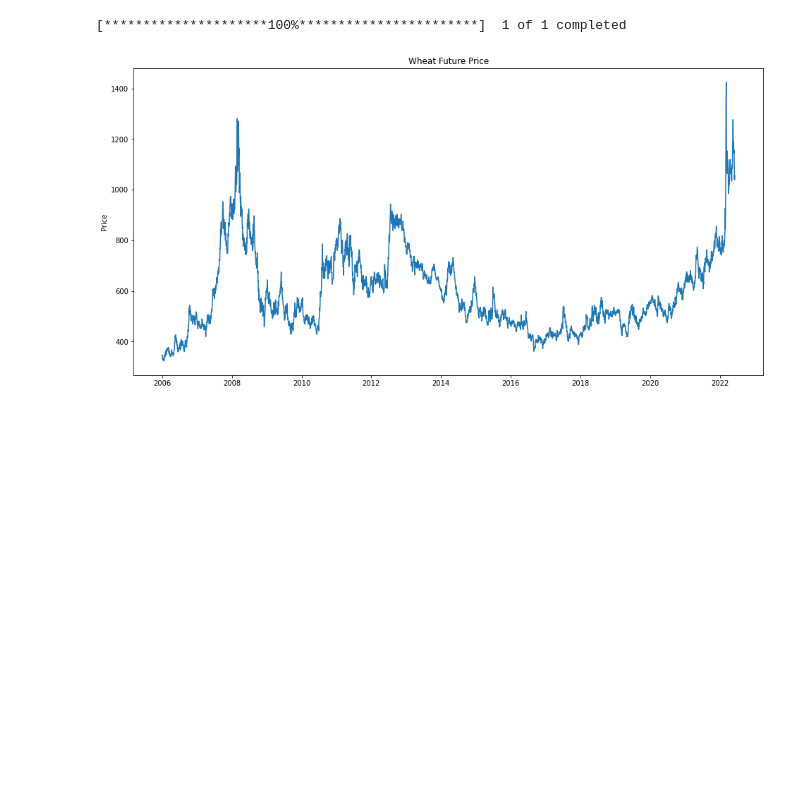
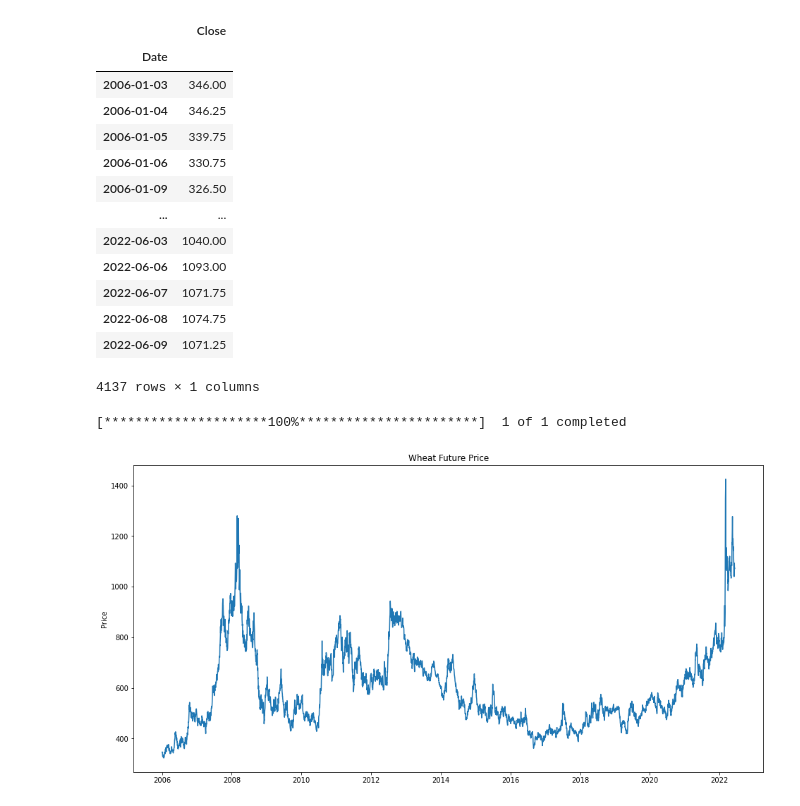
Before and after one commit to rs280/Krusakara.AI, a Jupyter notebook: futures2.ipynb, the cells around one changed output. Drawn from its saved outputs; the diff is of its cells as text; code cells hidden in the pictures; blank space fills up the shorter version.

```diff
--- a/futures2.ipynb
+++ b/futures2.ipynb
@@ -1,13 +1,29 @@
 # %%
 import pandas as pd
 import numpy as np
 import matplotlib.pyplot as plt
 import seaborn as sns
 import pmdarima as pm
 from pmdarima.arima import ndiffs, nsdiffs
 
 
 import yfinance as yf
 yf.pdr_override()
+df
+# %% [output]
+|  | Close |
+| Date |  |
+| 2006-01-03 | 346.00 |
+| 2006-01-04 | 346.25 |
+| 2006-01-05 | 339.75 |
+| 2006-01-06 | 330.75 |
+| 2006-01-09 | 326.50 |
+| ... | ... |
+| 2022-06-03 | 1040.00 |
+| 2022-06-06 | 1093.00 |
+| 2022-06-07 | 1071.75 |
+| 2022-06-08 | 1074.75 |
+| 2022-06-09 | 1071.25 |
+4137 rows × 1 columns
 # %%
 # getting Chicago SRW Wheat Futures Close price from yahoo finance and saving to dataframe
```
Also changed, not shown: parts of 12 cells of this notebook, 2 other files.
